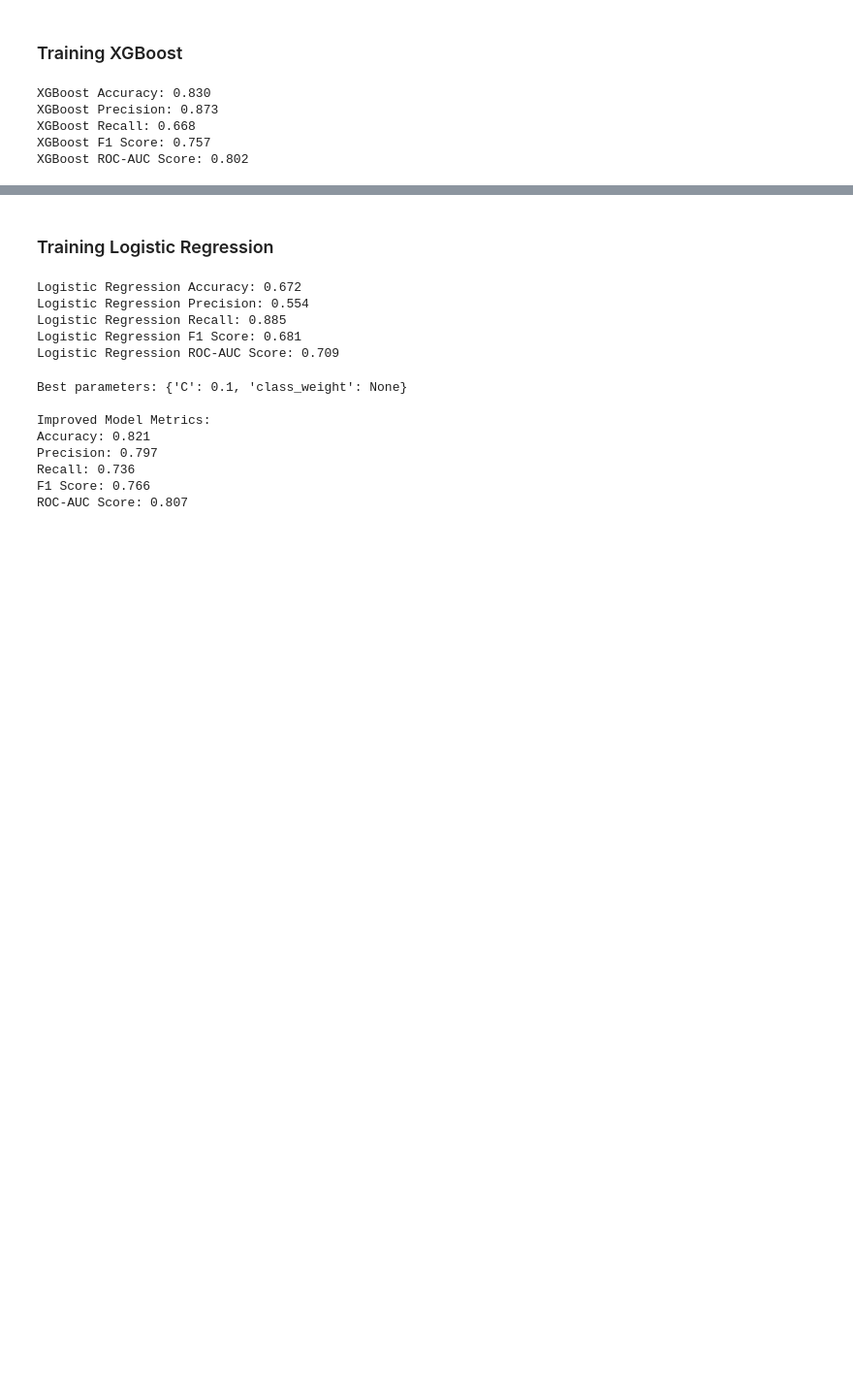
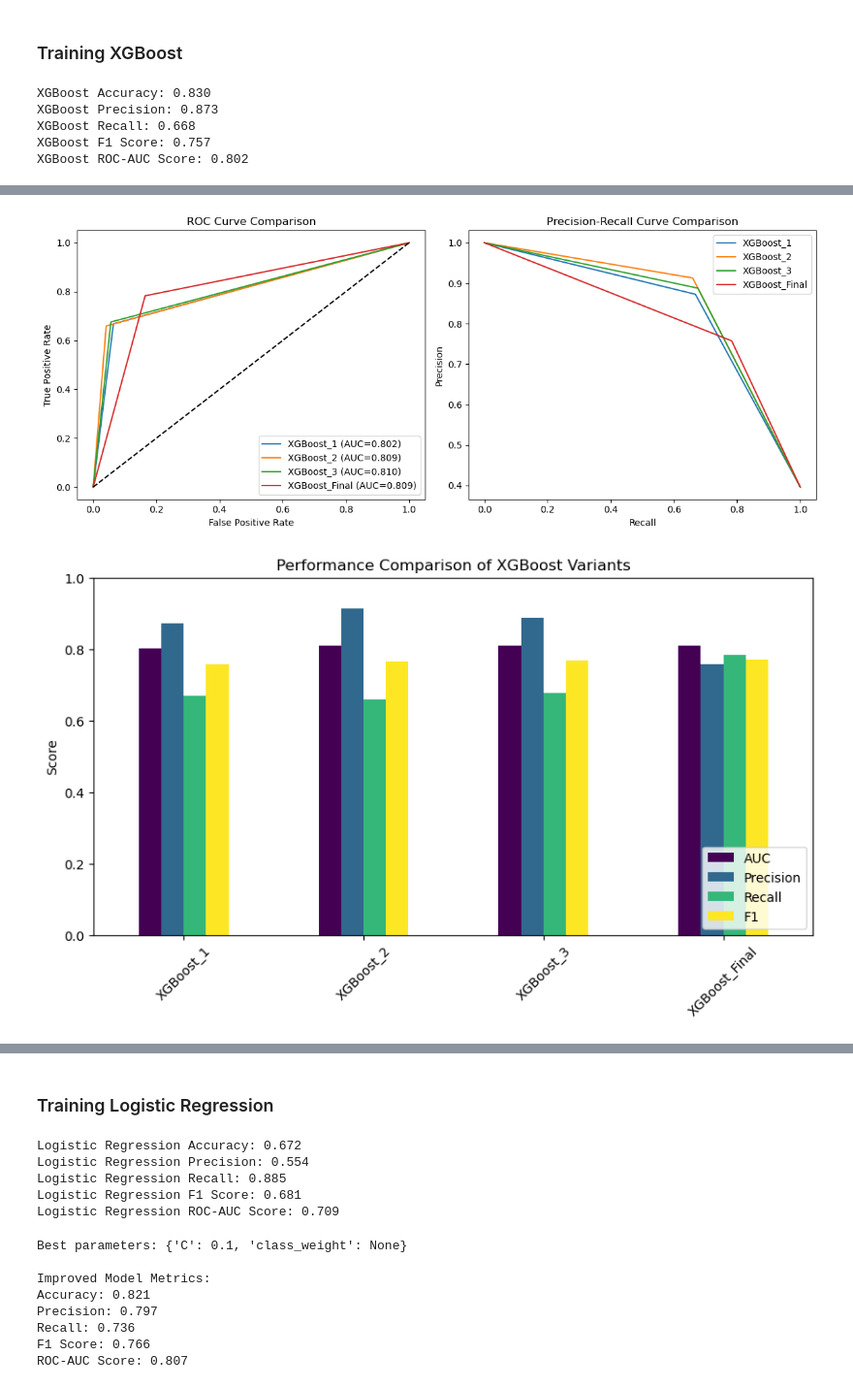
Before and after one commit to Markiizioni/Diabetes, a Jupyter notebook: Diabetes.ipynb, the cells around one changed output, grey strips where cells are left out. Shown at 97% size. Drawn from its saved outputs; the diff is of its cells as text; code cells hidden in the pictures; blank space fills up the shorter version.

Commit message:
Added updated models, preprocessing pipeline, and improved evaluation scripts

```diff
--- a/Diabetes.ipynb
+++ b/Diabetes.ipynb
@@ -1127,11 +941,11 @@ X_test_filtered = X_test[important_features]
 ### Training Random Forest Classifier
 # %%
 # Retrain the model with optimized feature set
-model = RandomForestClassifier(n_estimators=100, max_depth=10, random_state=42)
-model.fit(X_train_filtered, y_train)
+rf_model = RandomForestClassifier(n_estimators=100, max_depth=10, random_state=42)
+rf_model.fit(X_train_filtered, y_train)
 
 # Predictions
-y_pred_rnd = model.predict(X_test_filtered)
+y_pred_rnd = rf_model.predict(X_test_filtered)
 
 # Evaluate Performance
 print(f"Optimized Accuracy: {accuracy_score(y_test, y_pred_rnd):.3f}")
@@ -1151,13 +991,13 @@ Optimized ROC-AUC Score: 0.807
 xgb = XGBClassifier(n_estimators=200, max_depth=10, scale_pos_weight=2)
 xgb.fit(X_train_filtered, y_train)
 
-y_pred_xgb = xgb.predict(X_test_filtered)
+y_pred_xgb1 = xgb.predict(X_test_filtered)
 
-print(f"XGBoost Accuracy: {accuracy_score(y_test, y_pred_xgb):.3f}")
-print(f"XGBoost Precision: {precision_score(y_test, y_pred_xgb):.3f}")
-print(f"XGBoost Recall: {recall_score(y_test, y_pred_xgb):.3f}")
-print(f"XGBoost F1 Score: {f1_score(y_test, y_pred_xgb):.3f}")
-print(f"XGBoost ROC-AUC Score: {roc_auc_score(y_test, y_pred_xgb):.3f}")
+print(f"XGBoost Accuracy: {accuracy_score(y_test, y_pred_xgb1):.3f}")
+print(f"XGBoost Precision: {precision_score(y_test, y_pred_xgb1):.3f}")
+print(f"XGBoost Recall: {recall_score(y_test, y_pred_xgb1):.3f}")
+print(f"XGBoost F1 Score: {f1_score(y_test, y_pred_xgb1):.3f}")
+print(f"XGBoost ROC-AUC Score: {roc_auc_score(y_test, y_pred_xgb1):.3f}")
 # %% [output]
 XGBoost Accuracy: 0.830
 XGBoost Precision: 0.873
@@ -1166,0 +1139,60 @@ XGBoost ROC-AUC Score: 0.802
+# %%
+# List of model predictions
+model_preds = {
+    "XGBoost_1": y_pred_xgb1,
+    "XGBoost_2": y_pred_xgb2,
+    "XGBoost_3": y_pred_xgb3,
+    "XGBoost_Final": y_pred_xgb
+}
+
+# Initialize metrics dictionary
+metrics = {}
+
+# Plot ROC and Precision-Recall Curves
+fig, axes = plt.subplots(1, 2, figsize=(12, 5))
+
+for model, y_pred in model_preds.items():
+    fpr, tpr, _ = roc_curve(y_test, y_pred)
+    precision, recall, _ = precision_recall_curve(y_test, y_pred)
+    auc_score = auc(fpr, tpr)
+
+    # Store metrics
+    metrics[model] = {
+        "AUC": auc_score,
+        "Precision": precision_score(y_test, y_pred),
+        "Recall": recall_score(y_test, y_pred),
+        "F1": f1_score(y_test, y_pred)
+    }
+
+    # Plot ROC Curve
+    axes[0].plot(fpr, tpr, label=f"{model} (AUC={auc_score:.3f})")
+
+    # Plot Precision-Recall Curve
+    axes[1].plot(recall, precision, label=model)
+
+# Format ROC Curve
+axes[0].plot([0, 1], [0, 1], 'k--')
+axes[0].set_title("ROC Curve Comparison")
+axes[0].set_xlabel("False Positive Rate")
+axes[0].set_ylabel("True Positive Rate")
+axes[0].legend()
+
+# Format Precision-Recall Curve
+axes[1].set_title("Precision-Recall Curve Comparison")
+axes[1].set_xlabel("Recall")
+axes[1].set_ylabel("Precision")
+axes[1].legend()
+
+plt.tight_layout()
+plt.show()
+
+# Convert metrics to DataFrame & Plot Bar Chart
+pd.DataFrame(metrics).T.plot(kind="bar", figsize=(10, 5), colormap="viridis", ylim=(0, 1))
+plt.title("Performance Comparison of XGBoost Variants")
+plt.ylabel("Score")
+plt.xticks(rotation=45)
+plt.legend(loc="lower right")
+plt.show()
+# %% [output]
+[figure, added]
+[figure, added]
```
Also changed, not shown: parts of 24 cells of this notebook, 16 other files.
